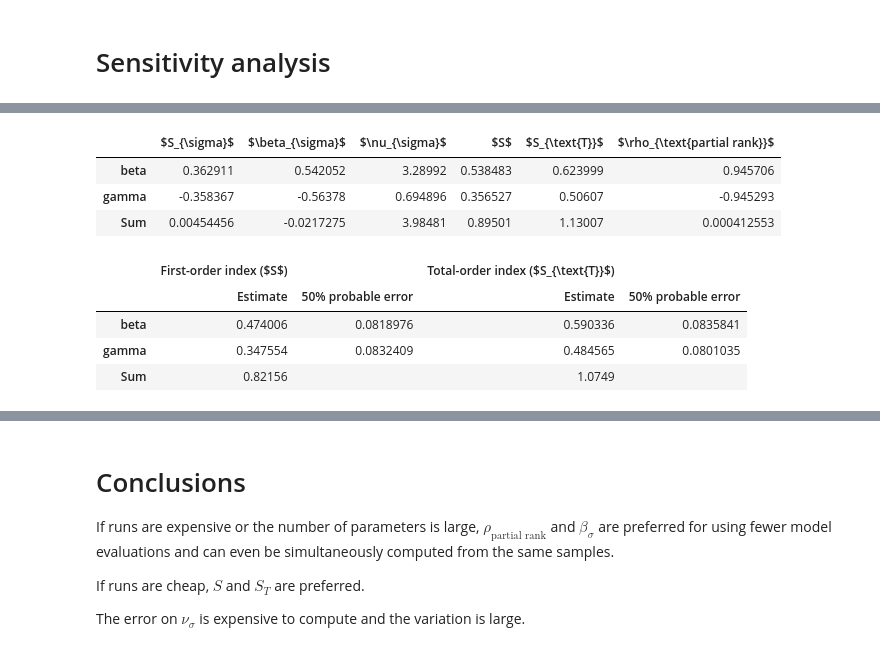
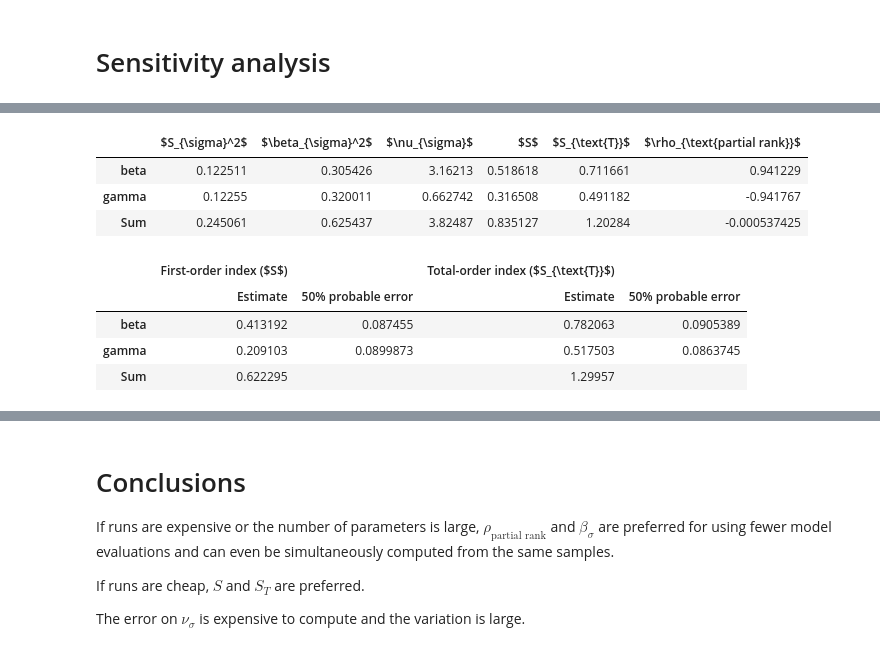
Before and after one commit to janmedlock/sensitivity_analysis, a Jupyter notebook: final_size.ipynb, the cells around one changed output, grey strips where cells are left out. Drawn from its saved outputs; the diff is of its cells as text; code cells hidden in the pictures.

```diff
--- a/final_size.ipynb
+++ b/final_size.ipynb
@@ -191,44 +235,44 @@ _ = fg.set_ylabels(r'$r_{\infty}$')
 # %%
 def bold_sum(s):
     '''Made the 'Sum' row bold.'''
     is_sum = (s.index == 'Sum')
     return ['font-weight: bold' if v else '' for v in is_sum]
 
 
 def display_with_sums(table):
     '''Add column sums and display.'''
     table = table.copy()
     table.loc['Sum'] = table.sum()
     return table.style.apply(bold_sum)
 
 
 n_samples = 1000
 table = {}
-# table[r'$S$'] = sensitivity_analysis.sensitivity(
-#     model, parameters, n_samples, normalized=False)
-# table[r'$\beta$'] = sensitivity_analysis.linreg_coefficients(
-#     model, parameters, n_samples, normalized=False)
+# table[r'$S^2$'] = sensitivity_analysis.sensitivity(
+#     model, parameters, n_samples, normalized=False) ** 2
+# table[r'$\beta^2$'] = sensitivity_analysis.linreg_coefficients(
+#     model, parameters, n_samples, normalized=False) ** 2
 # table[r'$\nu$'] = sensitivity_analysis.DGSM(
 #     model, parameters, n_samples, normalized=False)
-table[r'$S_{\sigma}$'] = sensitivity_analysis.sensitivity(
-    model, parameters, n_samples)
-table[r'$\beta_{\sigma}$'] = sensitivity_analysis.linreg_coefficients(
-    model, parameters, n_samples)
+table[r'$S_{\sigma}^2$'] = sensitivity_analysis.sensitivity(
+    model, parameters, n_samples) ** 2
+table[r'$\beta_{\sigma}^2$'] = sensitivity_analysis.linreg_coefficients(
+    model, parameters, n_samples) ** 2
 table[r'$\nu_{\sigma}$'] = sensitivity_analysis.DGSM(
     model, parameters, n_samples)
 (S, _, S_T, _) = sensitivity_analysis.Sobol_indexes(
     model, parameters, n_samples)
 table[r'$S$'] = S
 table[r'$S_{\text{T}}$'] = S_T
 table[r'$\rho_{\text{partial rank}}$'] = sensitivity_analysis.PRCC(
     model, parameters, n_samples)
 table = pandas.DataFrame(table)
 display_with_sums(table)
 # %% [output]
-|  | $S_{\sigma}$ | $\beta_{\sigma}$ | $\nu_{\sigma}$ | $S$ | $S_{\text{T}}$ | $\rho_{\text{partial rank}}$ |
-| beta | 0.362911 | 0.542052 | 3.28992 | 0.538483 | 0.623999 | 0.945706 |
-| gamma | -0.358367 | -0.56378 | 0.694896 | 0.356527 | 0.50607 | -0.945293 |
-| Sum | 0.00454456 | -0.0217275 | 3.98481 | 0.89501 | 1.13007 | 0.000412553 |
+|  | $S_{\sigma}^2$ | $\beta_{\sigma}^2$ | $\nu_{\sigma}$ | $S$ | $S_{\text{T}}$ | $\rho_{\text{partial rank}}$ |
+| beta | 0.122511 | 0.305426 | 3.16213 | 0.518618 | 0.711661 | 0.941229 |
+| gamma | 0.12255 | 0.320011 | 0.662742 | 0.316508 | 0.491182 | -0.941767 |
+| Sum | 0.245061 | 0.625437 | 3.82487 | 0.835127 | 1.20284 | -0.000537425 |
 # %%
 def display_Sobol_indexes(S, S_PE, S_T, S_T_PE, alpha=0.5):
     '''Display the Sobol' indexes S and S_T in a nice table.'''
@@ -253,6 +297,6 @@ display_Sobol_indexes(S, S_PE, S_T, S_T_PE, alpha=alpha)
 # %% [output]
 |  | First-order index ($S$) |  | Total-order index ($S_{\text{T}}$) |  |
 |  | Estimate | 50% probable error | Estimate | 50% probable error |
-| beta | 0.474006 | 0.0818976 | 0.590336 | 0.0835841 |
-| gamma | 0.347554 | 0.0832409 | 0.484565 | 0.0801035 |
-| Sum | 0.82156 |  | 1.0749 |  |
+| beta | 0.413192 | 0.087455 | 0.782063 | 0.0905389 |
+| gamma | 0.209103 | 0.0899873 | 0.517503 | 0.0863745 |
+| Sum | 0.622295 |  | 1.29957 |  |
```
Also changed, not shown: parts of 24 cells of this notebook.
